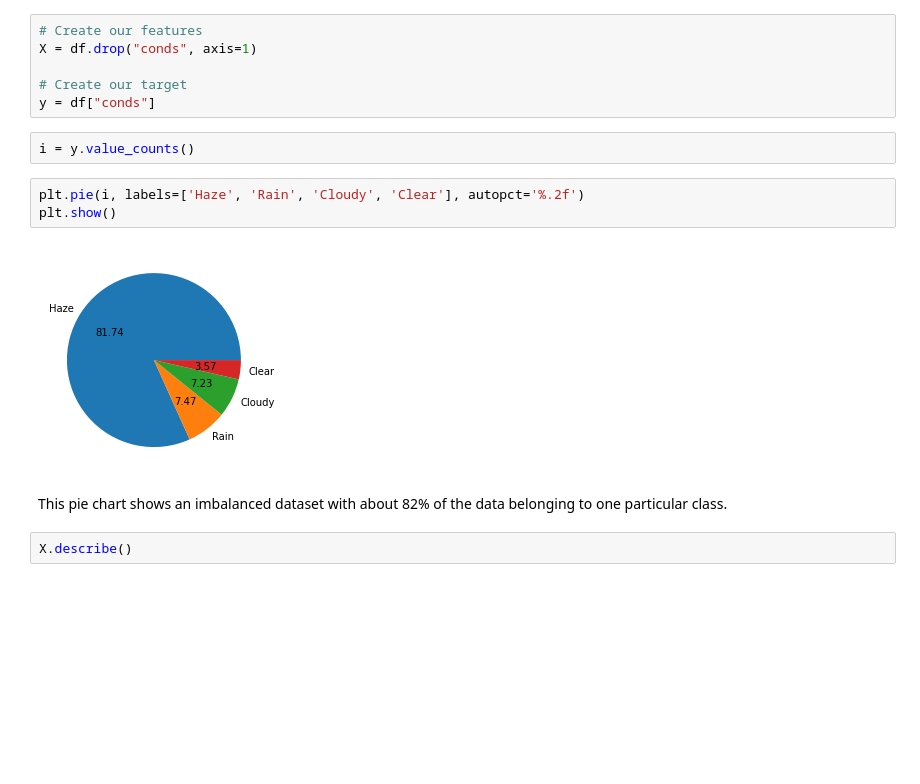
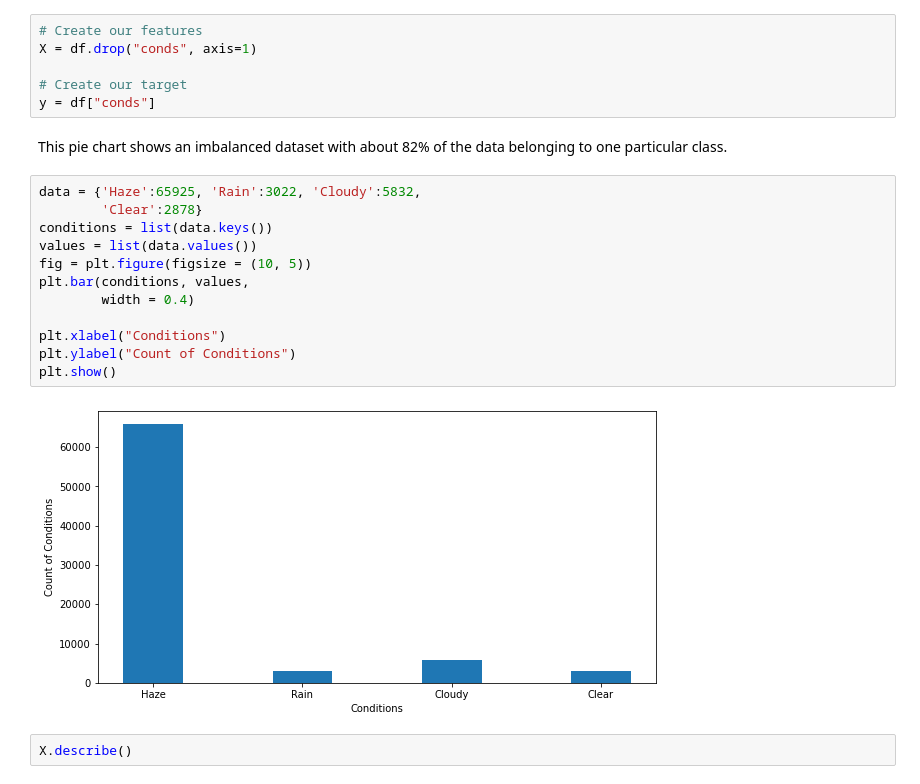
Before and after one commit to rankx034/final-project, a Jupyter notebook: ML_Models.ipynb, the cells around one changed output. Cells and saved outputs as stored; diff of their text form; blank space fills up the shorter version.

```diff
--- a/ML_Models.ipynb
+++ b/ML_Models.ipynb
@@ -205,15 +205,22 @@ X = df.drop("conds", axis=1)
 
 # Create our target
 y = df["conds"]
-# %%
-i = y.value_counts()
-# %%
-plt.pie(i, labels=['Haze', 'Rain', 'Cloudy', 'Clear'], autopct='%.2f')
-plt.show()
-# %% [output]
-[figure, removed]
 # %% [markdown]
 This pie chart shows an imbalanced dataset with about 82% of the data belonging to one particular class.
+# %%
+data = {'Haze':65925, 'Rain':3022, 'Cloudy':5832,
+        'Clear':2878}
+conditions = list(data.keys())
+values = list(data.values())
+fig = plt.figure(figsize = (10, 5))
+plt.bar(conditions, values,
+        width = 0.4)
+
+plt.xlabel("Conditions")
+plt.ylabel("Count of Conditions")
+plt.show()
+# %% [output]
+[figure, added]
 # %%
 X.describe()
 # %% [output]
```
Also changed, not shown: 1 other file.
